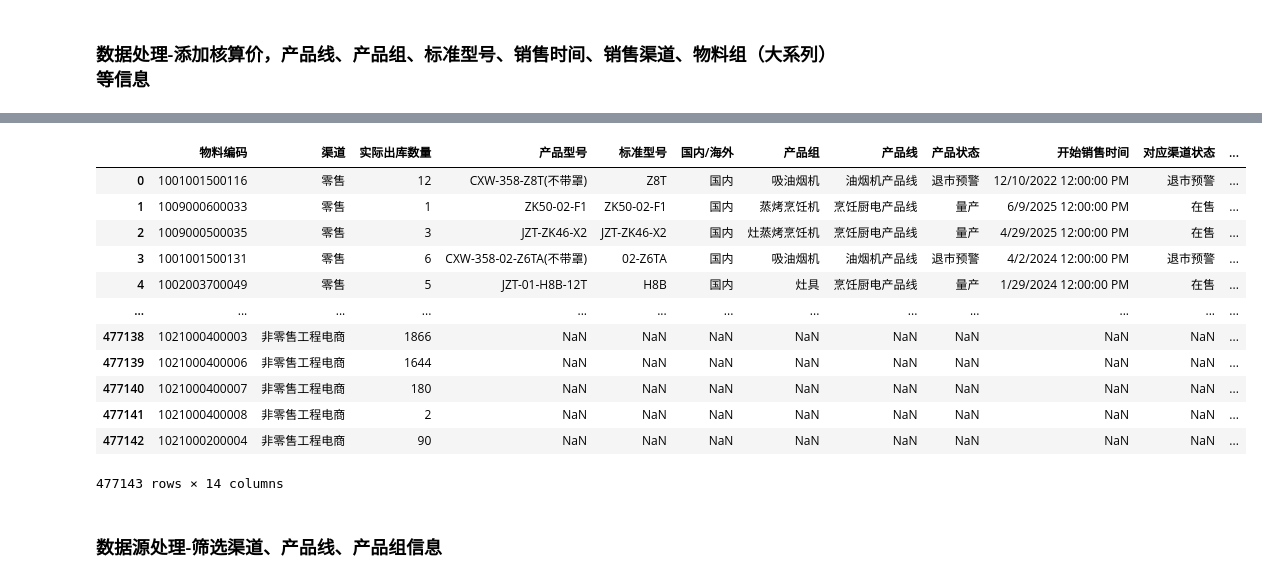
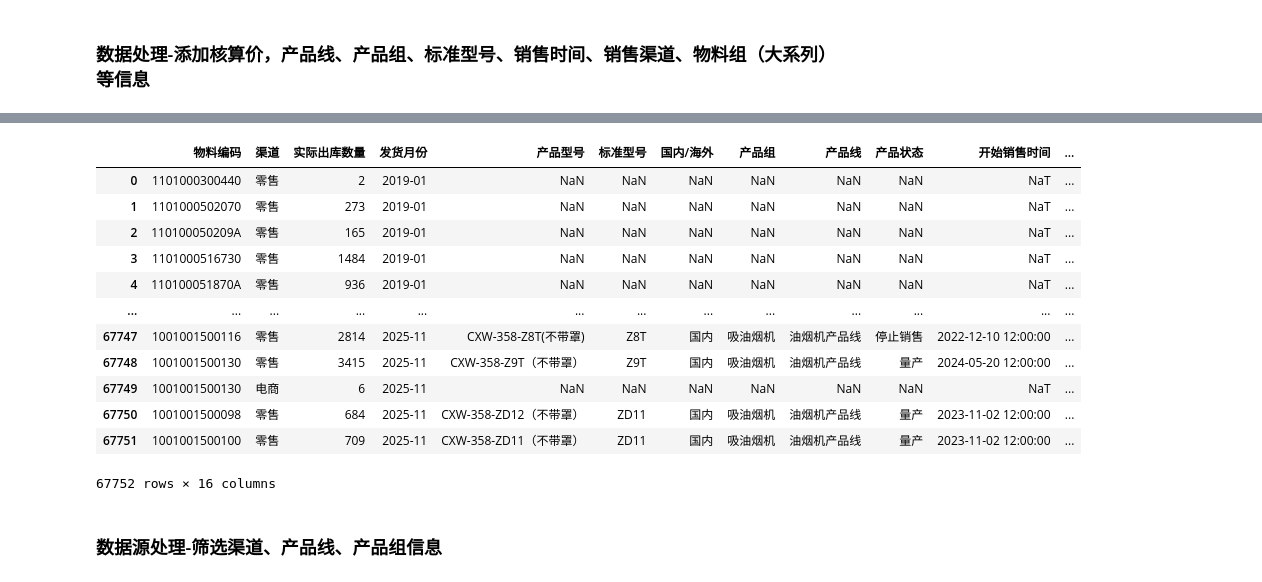
Before and after one commit to zb1005/python-tool, a Jupyter notebook: 零件报告/单型号贡献、低效、长尾/探索分析.ipynb, the cells around one changed output, grey strips where cells are left out. Cells and saved outputs as stored; diff of their text form; code cells hidden in the pictures.

```diff
--- a/零件报告/单型号贡献、低效、长尾/探索分析.ipynb
+++ b/零件报告/单型号贡献、低效、长尾/探索分析.ipynb
@@ -206,0 +149,10 @@ df0
+# %%
+# 这里用于替换数据源
+df0 = pd.read_excel(fr'C:\Users\zhangbon\Desktop\总仓发货数据明细（财务口径）_图表1 (7).xlsx')
+df0['物料编码'] = df0['物料编码'].astype(str).str[:13]
+df0['渠道'] = df0['业务线']
+df0['实际出库数量'] = df0['总仓发货数量']
+df0['发货月份'] = pd.to_datetime(df0['年月']).dt.strftime('%Y-%m')
+df0 = df0[['物料编码','渠道','实际出库数量','发货月份']]
+df0 = df0[df0['实际出库数量'] > 0]
+df0
@@ -216,6 +182,6 @@ df_plm = pd.read_excel(fr"D:\000物料报表\{month}\单型号贡献-低效-长
 df_plm[['物料号','标准型号','国内/海外']] = df_plm[['物料号','标准型号','国内/海外']].astype(str)
 df_plm['物料编码'] = df_plm['物料号'].apply(lambda x: x[:13])
 df_plm['渠道'] = df_plm['下属渠道']
-df_plm = df_plm[['物料编码','产品型号','标准型号','国内/海外','产品组','产品线','产品状态','渠道','开始销售时间','对应渠道状态']]
+df_plm = df_plm[['物料编码','产品型号','标准型号','国内/海外','产品组','产品线','产品状态','渠道','开始销售时间','对应渠道状态','停止销售时间']]
 df_plm
 # %% [output]
@@ -257,23 +223,26 @@ df_price
 # %%
 df0 = pd.merge(df0,df_plm,on=['物料编码','渠道'],how='left')
 df0 = pd.merge(df0,df_price,on=['物料编码'],how='left')
 df0['物料组'] = df0['物料编码'].str[:8]
 df0['物料组描述'] = df0['物料组'].map(bigtype_map)
+df0['开始销售时间'] = pd.to_datetime(df0['开始销售时间'], format='mixed', errors='coerce')
+df0['停止销售时间'] = pd.to_datetime(df0['停止销售时间'], format='mixed', errors='coerce')
+# df0[]
 df0
 # %% [output]
-|  | 物料编码 | 渠道 | 实际出库数量 | 产品型号 | 标准型号 | 国内/海外 | 产品组 | 产品线 | 产品状态 | 开始销售时间 | 对应渠道状态 | ... |
-| 0 | 1001001500116 | 零售 | 12 | CXW-358-Z8T(不带罩) | Z8T | 国内 | 吸油烟机 | 油烟机产品线 | 退市预警 | 12/10/2022 12:00:00 PM | 退市预警 | ... |
-| 1 | 1009000600033 | 零售 | 1 | ZK50-02-F1 | ZK50-02-F1 | 国内 | 蒸烤烹饪机 | 烹饪厨电产品线 | 量产 | 6/9/2025 12:00:00 PM | 在售 | ... |
-| 2 | 1009000500035 | 零售 | 3 | JZT-ZK46-X2 | JZT-ZK46-X2 | 国内 | 灶蒸烤烹饪机 | 烹饪厨电产品线 | 量产 | 4/29/2025 12:00:00 PM | 在售 | ... |
-| 3 | 1001001500131 | 零售 | 6 | CXW-358-02-Z6TA(不带罩) | 02-Z6TA | 国内 | 吸油烟机 | 油烟机产品线 | 退市预警 | 4/2/2024 12:00:00 PM | 退市预警 | ... |
-| 4 | 1002003700049 | 零售 | 5 | JZT-01-H8B-12T | H8B | 国内 | 灶具 | 烹饪厨电产品线 | 量产 | 1/29/2024 12:00:00 PM | 在售 | ... |
+|  | 物料编码 | 渠道 | 实际出库数量 | 发货月份 | 产品型号 | 标准型号 | 国内/海外 | 产品组 | 产品线 | 产品状态 | 开始销售时间 | ... |
+| 0 | 1101000300440 | 零售 | 2 | 2019-01 | NaN | NaN | NaN | NaN | NaN | NaN | NaT | ... |
+| 1 | 1101000502070 | 零售 | 273 | 2019-01 | NaN | NaN | NaN | NaN | NaN | NaN | NaT | ... |
+| 2 | 110100050209A | 零售 | 165 | 2019-01 | NaN | NaN | NaN | NaN | NaN | NaN | NaT | ... |
+| 3 | 1101000516730 | 零售 | 1484 | 2019-01 | NaN | NaN | NaN | NaN | NaN | NaN | NaT | ... |
+| 4 | 110100051870A | 零售 | 936 | 2019-01 | NaN | NaN | NaN | NaN | NaN | NaN | NaT | ... |
 | ... | ... | ... | ... | ... | ... | ... | ... | ... | ... | ... | ... | ... |
-| 477138 | 1021000400003 | 非零售工程电商 | 1866 | NaN | NaN | NaN | NaN | NaN | NaN | NaN | NaN | ... |
-| 477139 | 1021000400006 | 非零售工程电商 | 1644 | NaN | NaN | NaN | NaN | NaN | NaN | NaN | NaN | ... |
-| 477140 | 1021000400007 | 非零售工程电商 | 180 | NaN | NaN | NaN | NaN | NaN | NaN | NaN | NaN | ... |
-| 477141 | 1021000400008 | 非零售工程电商 | 2 | NaN | NaN | NaN | NaN | NaN | NaN | NaN | NaN | ... |
-| 477142 | 1021000200004 | 非零售工程电商 | 90 | NaN | NaN | NaN | NaN | NaN | NaN | NaN | NaN | ... |
+| 67747 | 1001001500116 | 零售 | 2814 | 2025-11 | CXW-358-Z8T(不带罩) | Z8T | 国内 | 吸油烟机 | 油烟机产品线 | 停止销售 | 2022-12-10 12:00:00 | ... |
+| 67748 | 1001001500130 | 零售 | 3415 | 2025-11 | CXW-358-Z9T（不带罩） | Z9T | 国内 | 吸油烟机 | 油烟机产品线 | 量产 | 2024-05-20 12:00:00 | ... |
+| 67749 | 1001001500130 | 电商 | 6 | 2025-11 | NaN | NaN | NaN | NaN | NaN | NaN | NaT | ... |
+| 67750 | 1001001500098 | 零售 | 684 | 2025-11 | CXW-358-ZD12（不带罩） | ZD11 | 国内 | 吸油烟机 | 油烟机产品线 | 量产 | 2023-11-02 12:00:00 | ... |
+| 67751 | 1001001500100 | 零售 | 709 | 2025-11 | CXW-358-ZD11（不带罩） | ZD11 | 国内 | 吸油烟机 | 油烟机产品线 | 量产 | 2023-11-02 12:00:00 | ... |
-477143 rows × 14 columns
+67752 rows × 16 columns
 # %% [markdown]
 ### 数据源处理-筛选渠道、产品线、产品组信息
 # %%
```
Also changed, not shown: parts of 33 cells of this notebook, 6 other files.
